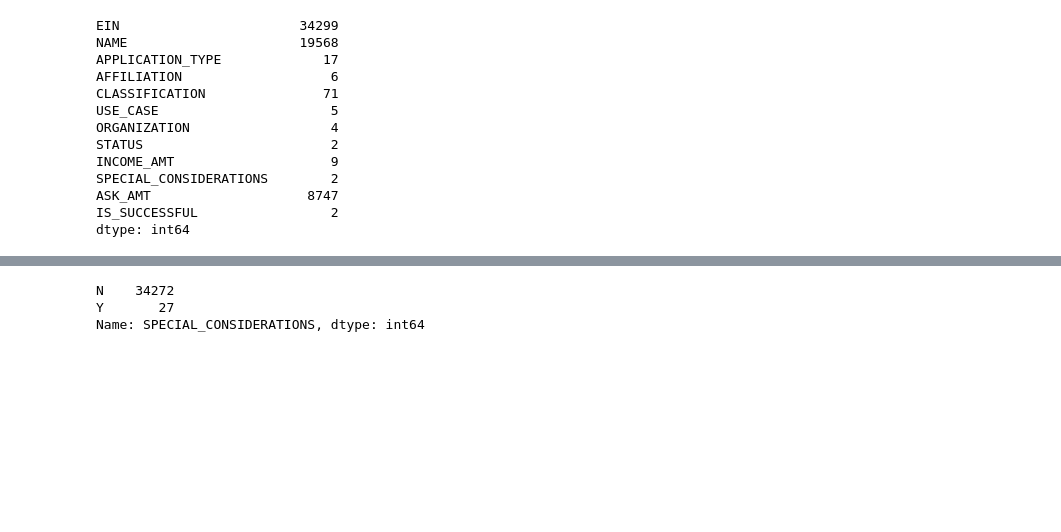
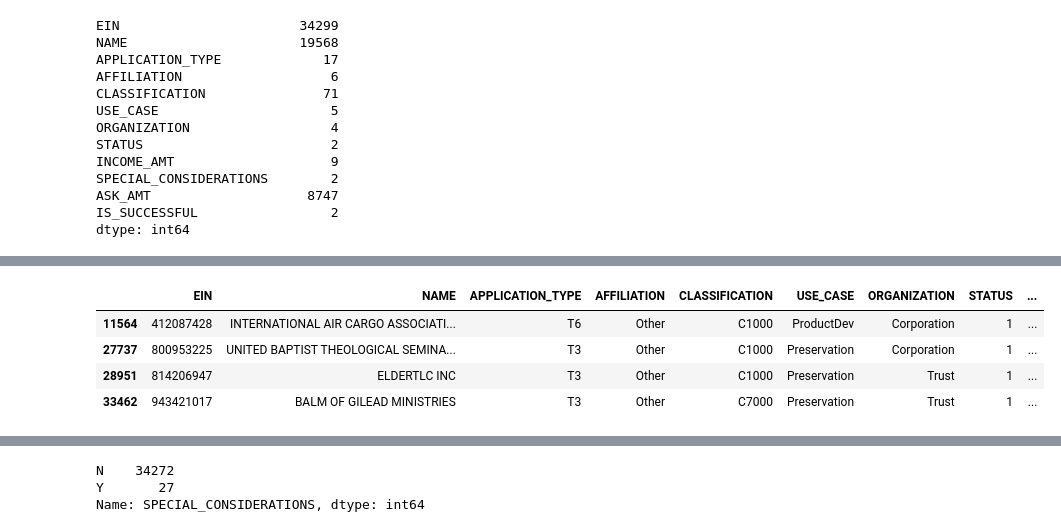
Before and after one commit to Owen-Wang1234/Neural_Network_Charity_Analysis, a Jupyter notebook: AlphabetSoupCharity_Optimization.ipynb, the cells around one changed output, grey strips where cells are left out. Cells and saved outputs as stored; diff of their text form; code cells hidden in the pictures; blank space fills up the shorter version.

```diff
--- a/AlphabetSoupCharity_Optimization.ipynb
+++ b/AlphabetSoupCharity_Optimization.ipynb
@@ -37,0 +62,9 @@ dtype: int64
+# %%
+# Examine the minority case.
+application_df[application_df.AFFILIATION == "Other"].head()
+# %% [output]
+|  | EIN | NAME | APPLICATION_TYPE | AFFILIATION | CLASSIFICATION | USE_CASE | ORGANIZATION | STATUS | ... |
+| 11564 | 412087428 | INTERNATIONAL AIR CARGO ASSOCIATI... | T6 | Other | C1000 | ProductDev | Corporation | 1 | ... |
+| 27737 | 800953225 | UNITED BAPTIST THEOLOGICAL SEMINA... | T3 | Other | C1000 | Preservation | Corporation | 1 | ... |
+| 28951 | 814206947 | ELDERTLC INC | T3 | Other | C1000 | Preservation | Trust | 1 | ... |
+| 33462 | 943421017 | BALM OF GILEAD MINISTRIES | T3 | Other | C7000 | Preservation | Trust | 1 | ... |
```
Also changed, not shown: parts of 33 cells of this notebook, 3 other files.
